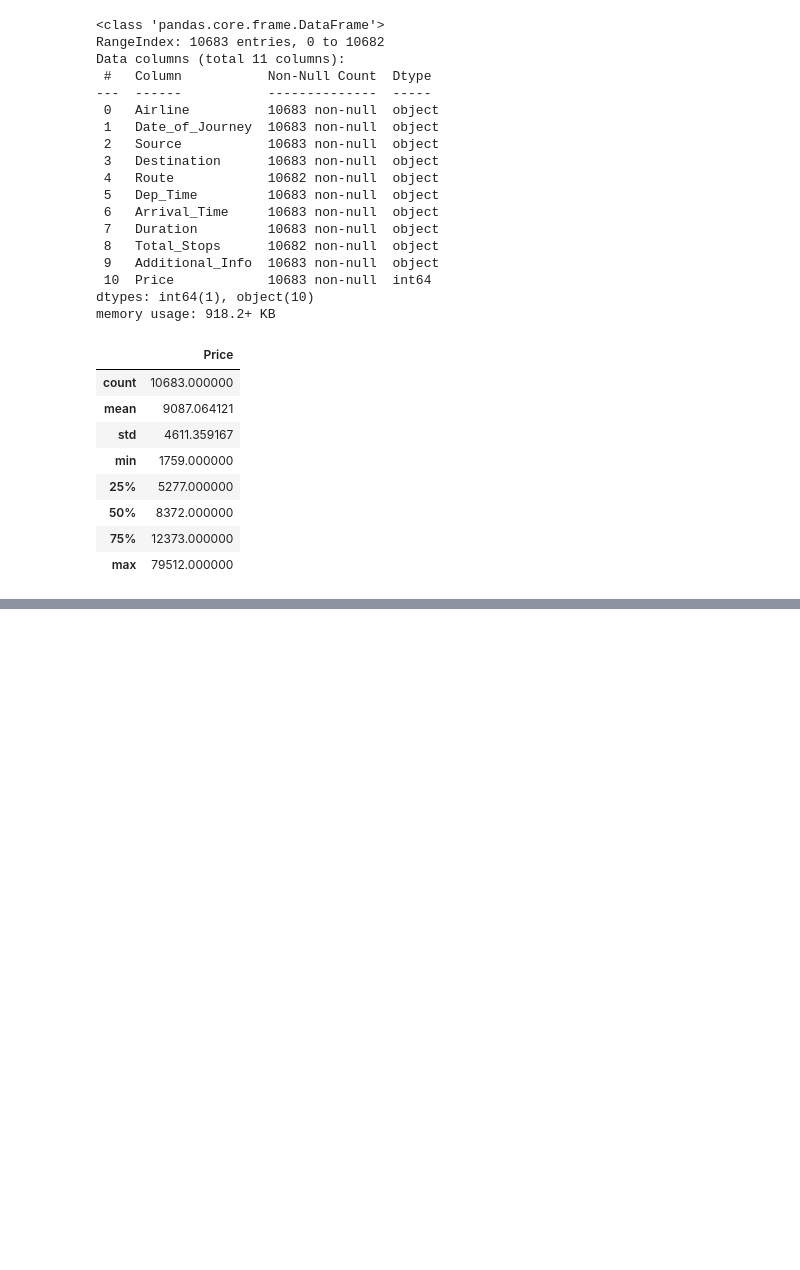
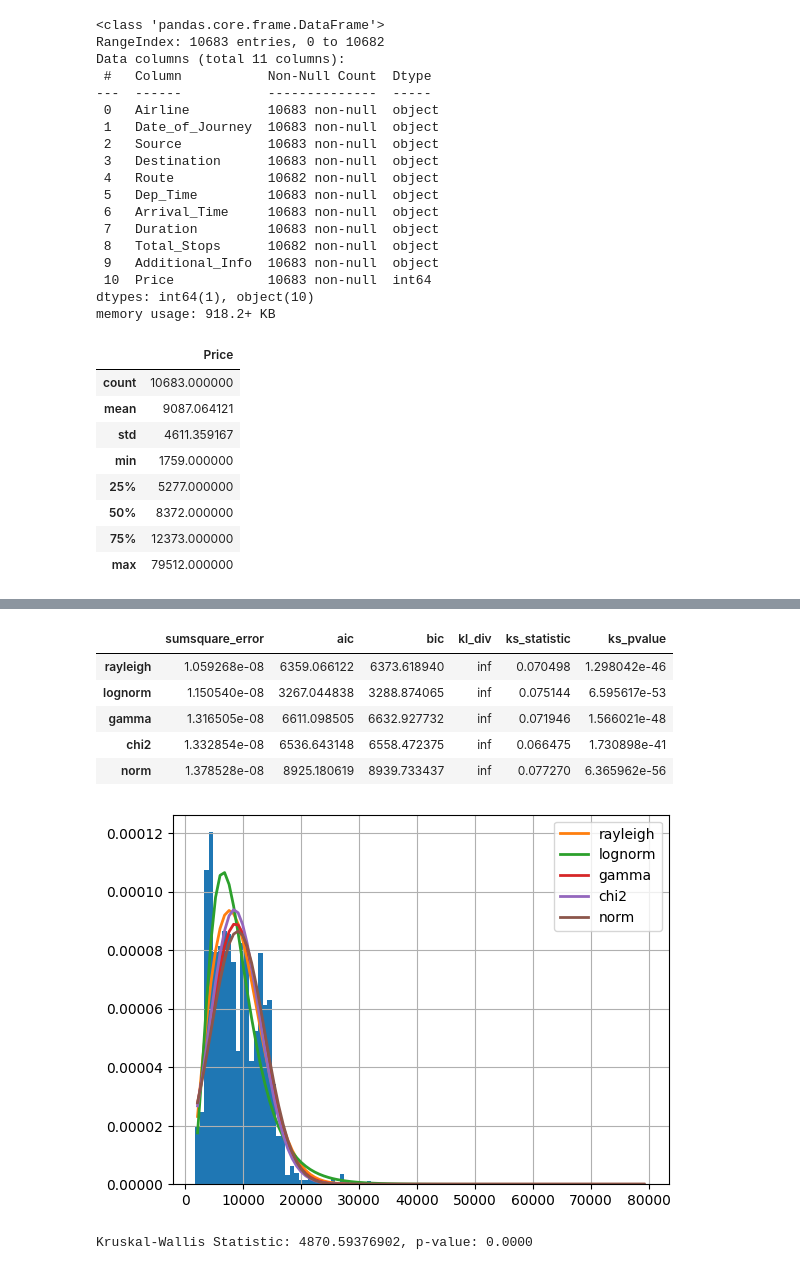
Before and after one commit to vickytechkey/DataAnalyst_Training, a Jupyter notebook: flight/flight1.ipynb, the cells around one changed output, grey strips where cells are left out. Cells and saved outputs as stored; diff of their text form; code cells hidden in the pictures; blank space fills up the shorter version.

```diff
--- a/flight/flight1.ipynb
+++ b/flight/flight1.ipynb
@@ -57,0 +94,6 @@ df.describe()
+# %%
+from fitter import Fitter,get_common_distributions
+f = Fitter(df['Price'], distributions=get_common_distributions())
+f.fit()
+f.summary()
+# %% [output]
@@ -57,0 +110,7 @@ df.describe()
+|  | sumsquare_error | aic | bic | kl_div | ks_statistic | ks_pvalue |
+| rayleigh | 1.059268e-08 | 6359.066122 | 6373.618940 | inf | 0.070498 | 1.298042e-46 |
+| lognorm | 1.150540e-08 | 3267.044838 | 3288.874065 | inf | 0.075144 | 6.595617e-53 |
+| gamma | 1.316505e-08 | 6611.098505 | 6632.927732 | inf | 0.071946 | 1.566021e-48 |
+| chi2 | 1.332854e-08 | 6536.643148 | 6558.472375 | inf | 0.066475 | 1.730898e-41 |
+| norm | 1.378528e-08 | 8925.180619 | 8939.733437 | inf | 0.077270 | 6.365962e-56 |
+[figure, added]
@@ -57,0 +119,7 @@ df.describe()
+# %%
+from scipy.stats import kruskal
+
+stat, p = kruskal(*groups)
+print(f"Kruskal-Wallis Statistic: {stat:.8f}, p-value: {p:.4f}")
+# %% [output]
+Kruskal-Wallis Statistic: 4870.59376902, p-value: 0.0000
```
Also changed, not shown: parts of 23 cells of this notebook, 4 other files.
